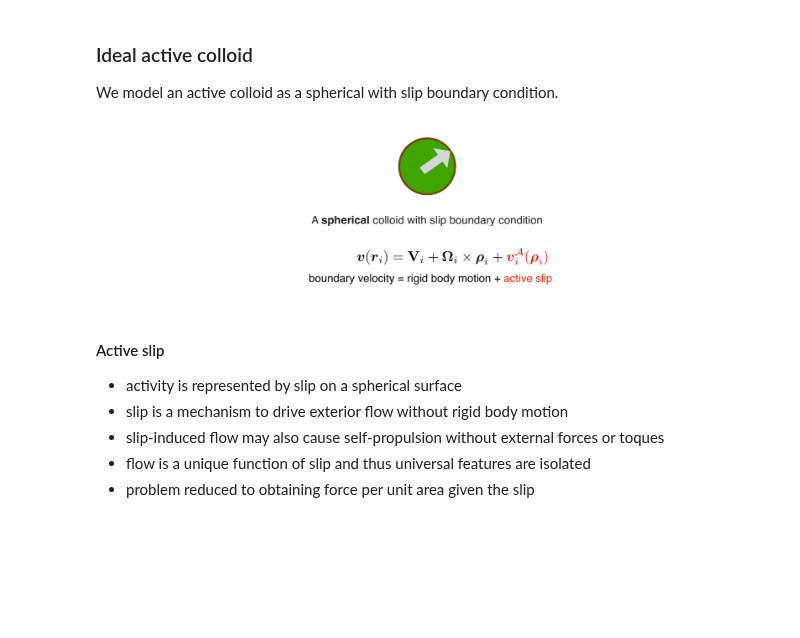
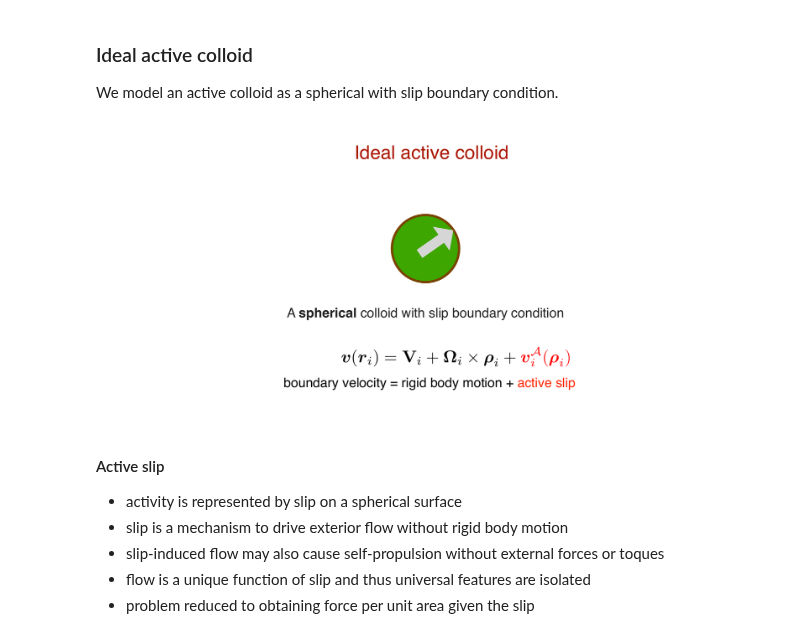
Before and after one commit to rajeshrinet/compPhy, a Jupyter notebook: notebooks/2018/activeColloids.ipynb, the cells around one changed output. Cells and saved outputs as stored; diff of their text form; code cells hidden in the pictures; blank space fills up the shorter version.

```diff
--- a/notebooks/2018/activeColloids.ipynb
+++ b/notebooks/2018/activeColloids.ipynb
@@ -29,9 +29,9 @@ To summarize, the main features of active colloids are
 We model an active colloid as a spherical with slip boundary condition.
 # %%
 from IPython.core.display import Image
-Image(filename='idealActiveColloid.png')
+Image(filename='plots/idealActiveColloid.png')
 # %% [output]
-[figure, old version]
+[figure, new version]
 # %% [markdown]
 #### Active slip
 * activity is represented by slip on a spherical surface
```
Also changed, not shown: parts of 5 cells of this notebook, 4 other files.
